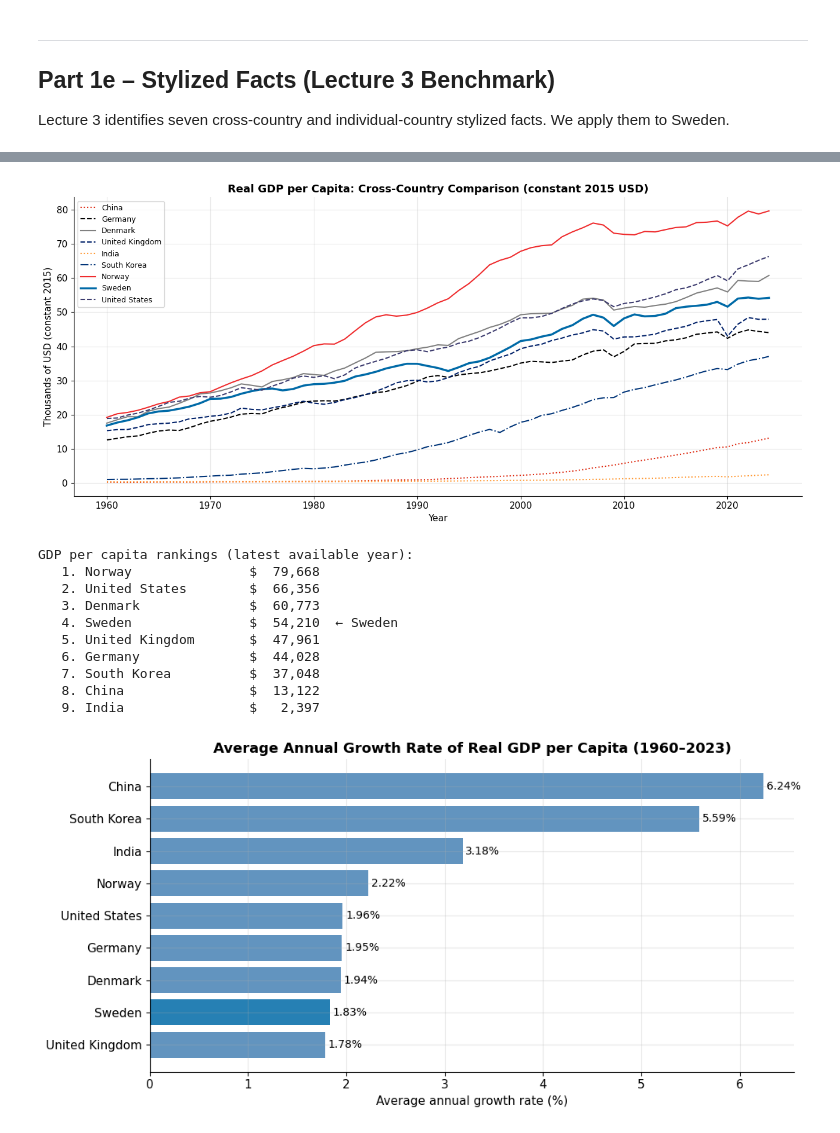
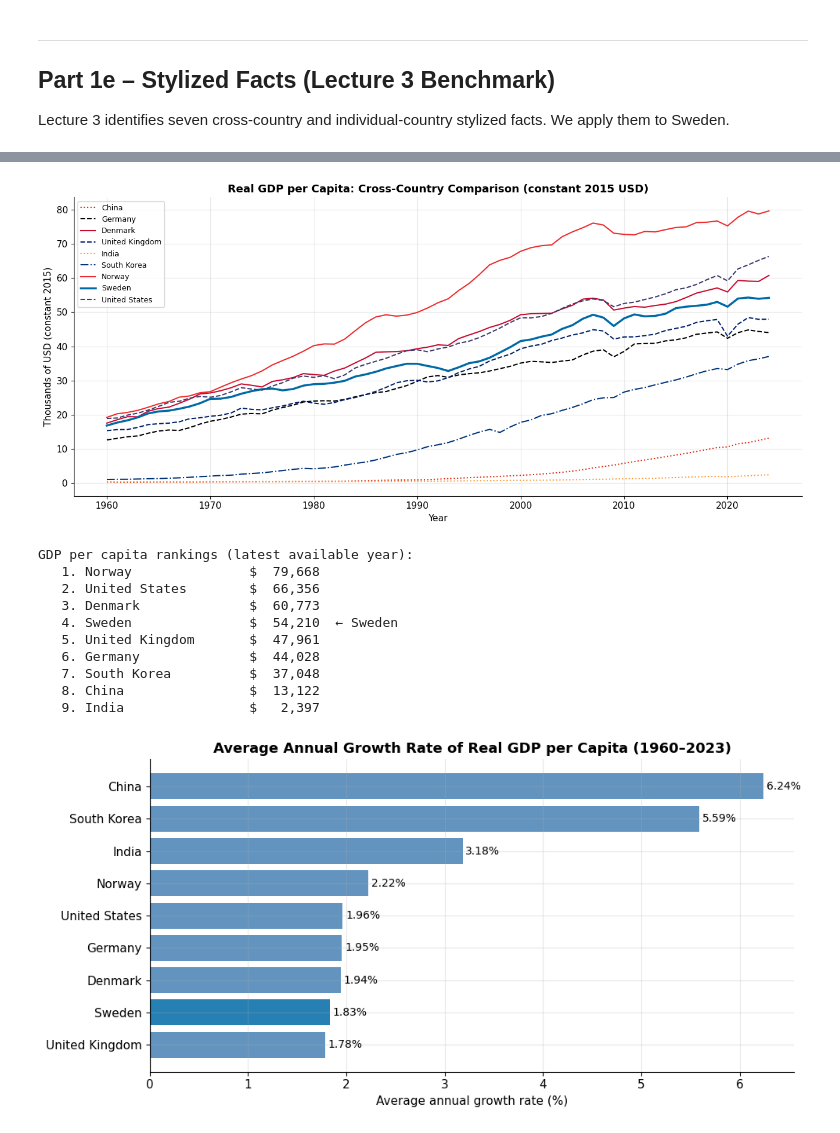
Before and after one commit to KarlaRuggaber/Macro_CountryAnalysis, a Jupyter notebook: Sweden/Sweden_Part1_Economic_Data.ipynb, the cells around one changed output, grey strips where cells are left out. Drawn from its saved outputs; the diff is of its cells as text; code cells hidden in the pictures.

```diff
--- a/Sweden/Sweden_Part1_Economic_Data.ipynb
+++ b/Sweden/Sweden_Part1_Economic_Data.ipynb
@@ -448,45 +451,47 @@ Downloading cross-country data from World Bank (wbgapi)...
 # %%
 # ── Fig 6: GDP per capita levels – rich vs poor ───────────────────────────
 fig, ax = plt.subplots(figsize=(13, 6))
 colors_map = {
-    'Sweden': DK_COLOR,
-    'Sweden': '#006AA7',
-    'Norway': '#EF2B2D',
-    'Germany': '#000000',
+    'Sweden':        '#006AA7',
+    'Denmark':       '#C60C30',
+    'Norway':        '#EF2B2D',
+    'Germany':       '#000000',
     'United States': '#3C3B6E',
-    'United Kingdom': '#012169',
-    'South Korea': '#003478',
-    'China': '#DE2910',
-    'India': '#FF9933',
+    'United Kingdom':'#012169',
+    'South Korea':   '#003478',
+    'China':         '#DE2910',
+    'India':         '#FF9933',
 }
-linestyles = {'Sweden': '-', 'Sweden': '-', 'Norway': '-',
-              'Germany': '--', 'United States': '--', 'United Kingdom': '--',
-              'South Korea': '-.', 'China': ':', 'India': ':'}
+linestyles = {
+    'Sweden': '-', 'Denmark': '-', 'Norway': '-',
+    'Germany': '--', 'United States': '--', 'United Kingdom': '--',
+    'South Korea': '-.', 'China': ':', 'India': ':',
+}
 
 for country in gdppc_wide.columns:
     ax.plot(gdppc_wide.index, gdppc_wide[country] / 1000,
             label=country,
             color=colors_map.get(country, 'grey'),
             linestyle=linestyles.get(country, '-'),
             linewidth=2.5 if country == 'Sweden' else 1.5)
 
 ax.set_title('Real GDP per Capita: Cross-Country Comparison (constant 2015 USD)',
              fontsize=13, fontweight='bold')
 ax.set_xlabel('Year')
 ax.set_ylabel('Thousands of USD (constant 2015)')
 ax.legend(fontsize=9, loc='upper left')
 plt.tight_layout()
 plt.savefig('sweden_cross_country_gdppc.png', dpi=150, bbox_inches='tight')
 plt.show()
 
 # Latest values sorted
 latest_gdppc = gdppc_wide.dropna().iloc[-1].sort_values(ascending=False)
 print(f'\nGDP per capita rankings (latest available year):')
 for i, (c, v) in enumerate(latest_gdppc.items(), 1):
     marker = '  ← Sweden' if c == 'Sweden' else ''
     print(f'  {i:>2}. {c:<20} ${v:>8,.0f}{marker}')
 # %% [output]
-[figure, old version]
+[figure, new version]
 GDP per capita rankings (latest available year):
    1. Norway               $  79,668
    2. United States        $  66,356
```
Also changed, not shown: parts of 8 cells of this notebook, 29 other files.
